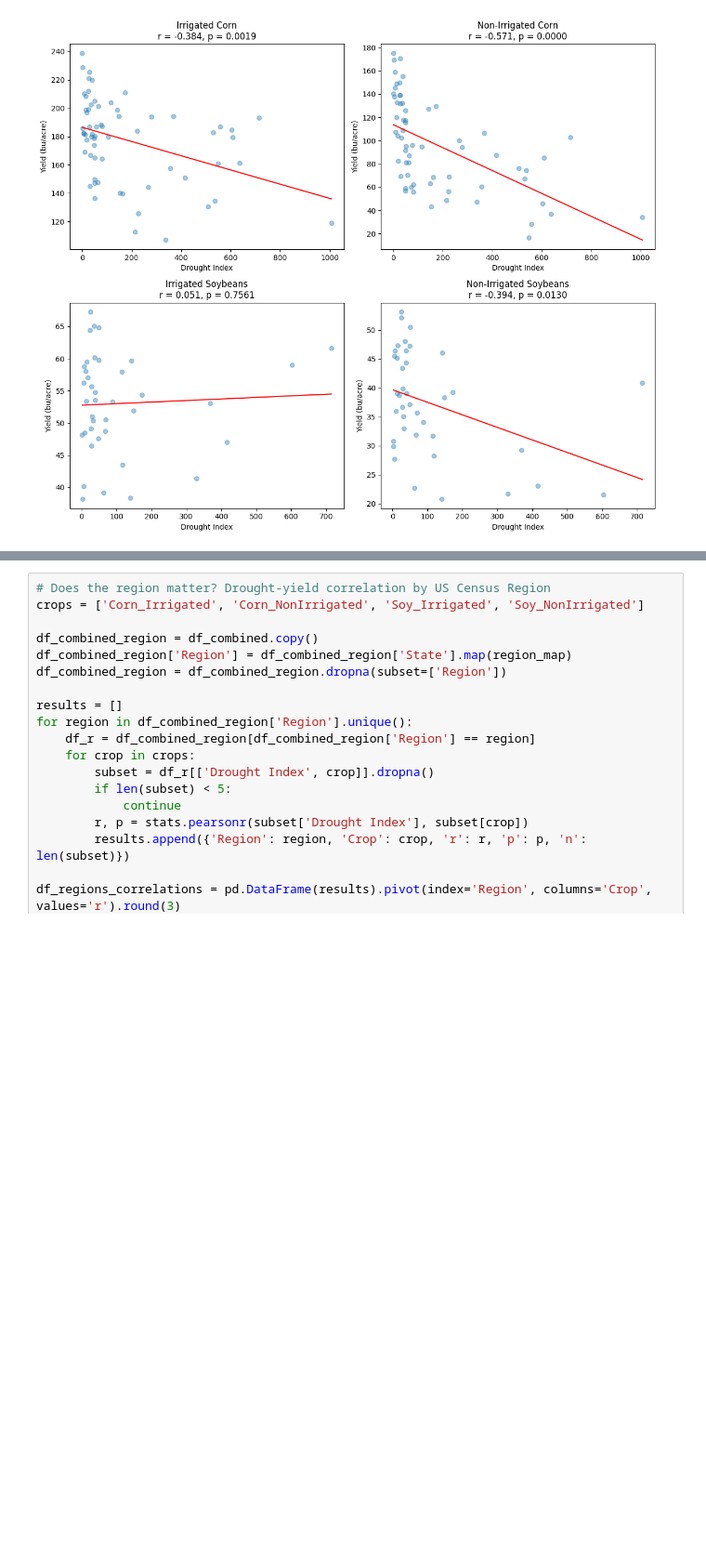
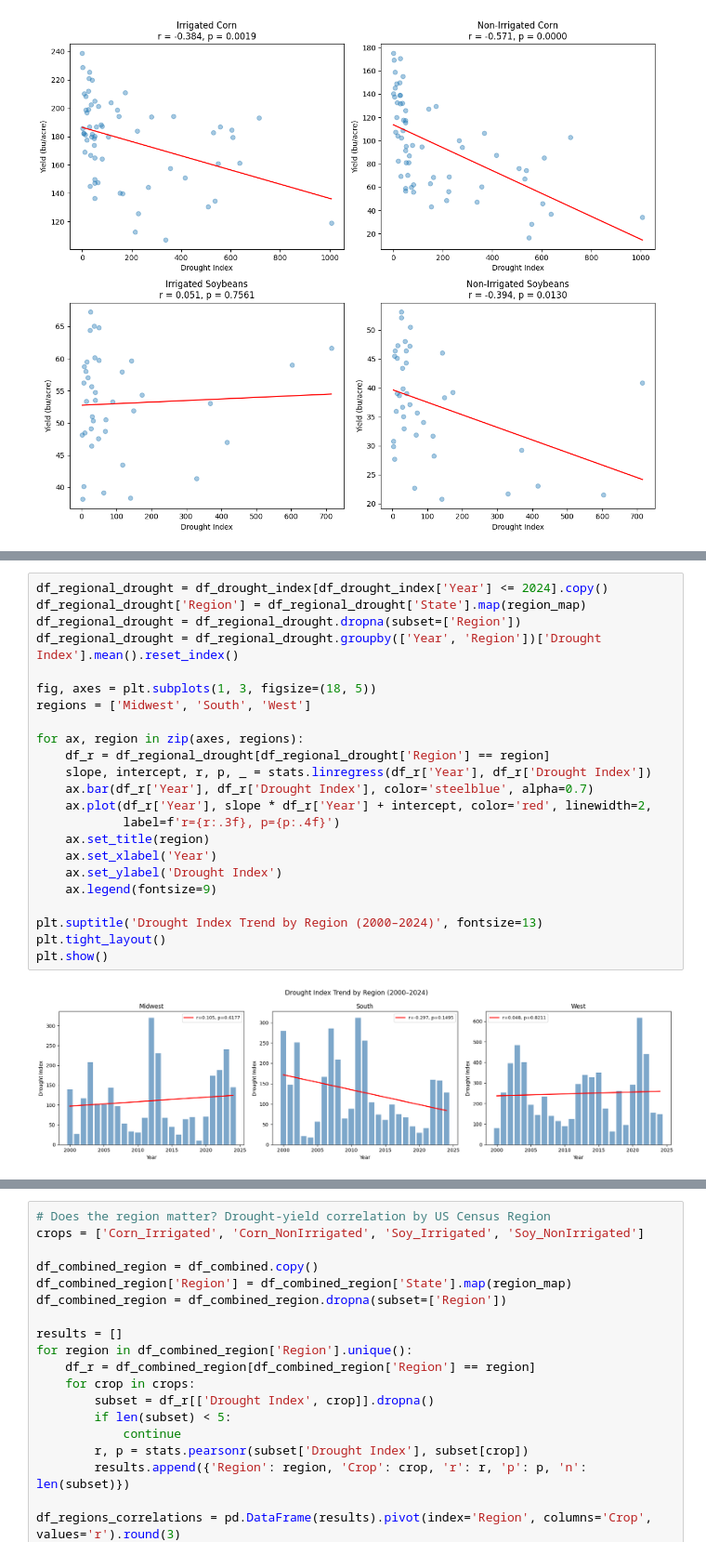
Before and after one commit to edb1014/CPSC-485-Final-Project, a Jupyter notebook: edb1014_Final Project.ipynb, the cells around one changed output, grey strips where cells are left out. Shown at 93% size. Cells and saved outputs as stored; diff of their text form; blank space fills up the shorter version.

```diff
--- a/edb1014_Final Project.ipynb
+++ b/edb1014_Final Project.ipynb
@@ -255,2 +255,27 @@ print(f"r = {r:.3f}, p = {p:.4f} — {'significant upward trend' if p < 0.05 and
 Trend slope: -0.50 index points/year
 r = -0.065, p = 0.7563 — no significant trend
+# %%
+df_regional_drought = df_drought_index[df_drought_index['Year'] <= 2024].copy()
+df_regional_drought['Region'] = df_regional_drought['State'].map(region_map)
+df_regional_drought = df_regional_drought.dropna(subset=['Region'])
+df_regional_drought = df_regional_drought.groupby(['Year', 'Region'])['Drought Index'].mean().reset_index()
+
+fig, axes = plt.subplots(1, 3, figsize=(18, 5))
+regions = ['Midwest', 'South', 'West']
+
+for ax, region in zip(axes, regions):
+    df_r = df_regional_drought[df_regional_drought['Region'] == region]
+    slope, intercept, r, p, _ = stats.linregress(df_r['Year'], df_r['Drought Index'])
+    ax.bar(df_r['Year'], df_r['Drought Index'], color='steelblue', alpha=0.7)
+    ax.plot(df_r['Year'], slope * df_r['Year'] + intercept, color='red', linewidth=2,
+            label=f'r={r:.3f}, p={p:.4f}')
+    ax.set_title(region)
+    ax.set_xlabel('Year')
+    ax.set_ylabel('Drought Index')
+    ax.legend(fontsize=9)
+
+plt.suptitle('Drought Index Trend by Region (2000–2024)', fontsize=13)
+plt.tight_layout()
+plt.show()
+# %% [output]
+[figure, added]
```
Also changed, not shown: parts of 13 cells of this notebook, 6 other files.
